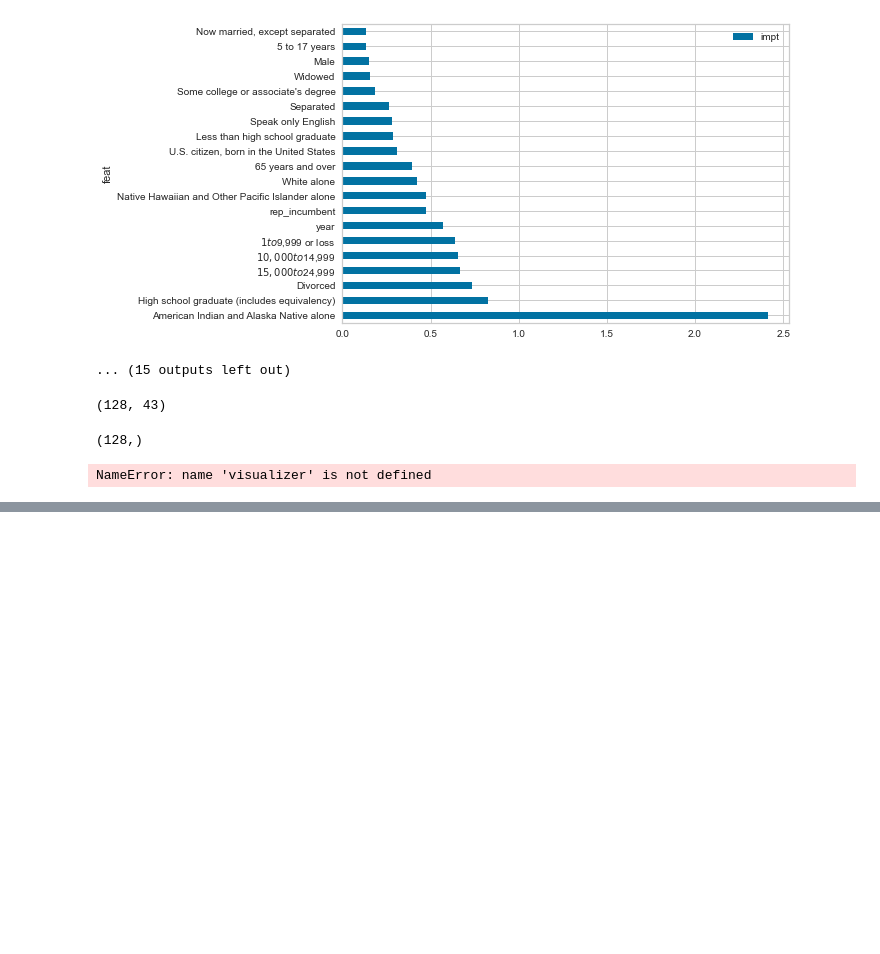
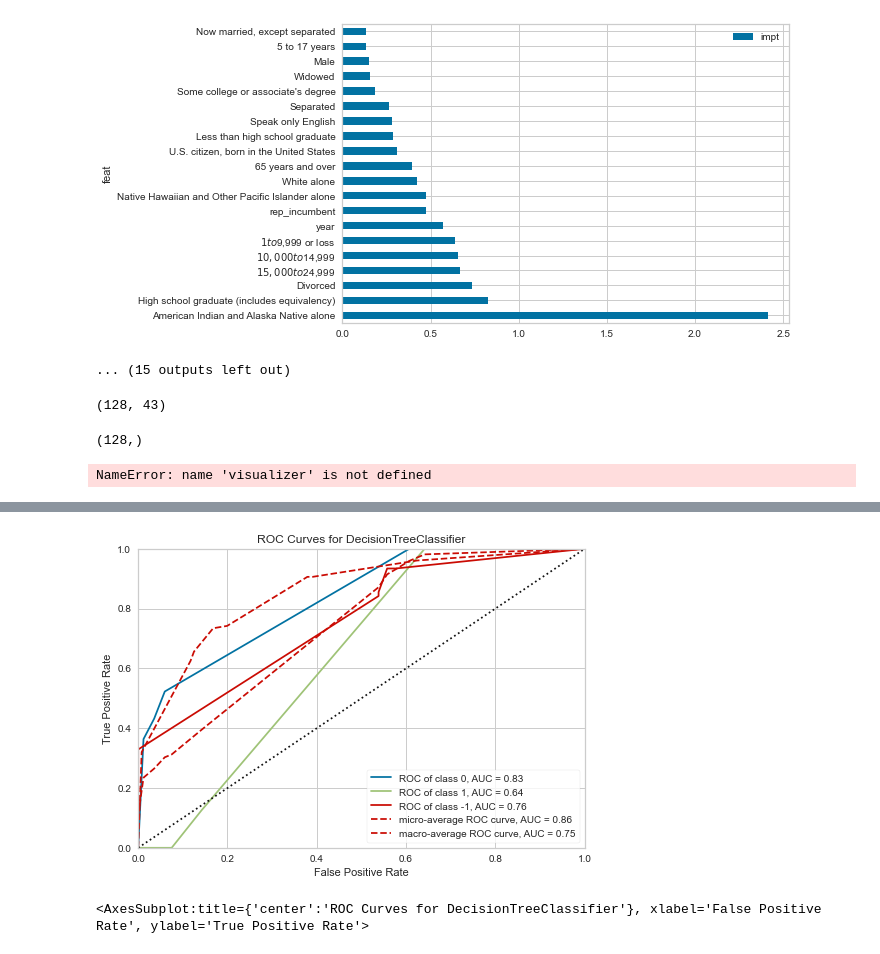
Before and after one commit to stone-ericm/State-Legislature-Election-Modeling, a Jupyter notebook: notebook.ipynb, the cells around one changed output, grey strips where cells are left out. Cells and saved outputs as stored; diff of their text form; code cells hidden in the pictures; blank space fills up the shorter version.

```diff
--- a/notebook.ipynb
+++ b/notebook.ipynb
@@ -1376,0 +1466,11 @@ NameError: name 'visualizer' is not defined
+# %%
+visualizer = ROCAUC(pipe, classes = y_train.unique())
+
+        # Fitting to the training data first then scoring with the test data
+
+visualizer.fit(X_train, y_train)
+visualizer.score(X_test, y_test)
+visualizer.show()
+# %% [output]
+[figure, added]
+<AxesSubplot:title={'center':'ROC Curves for DecisionTreeClassifier'}, xlabel='False Positive Rate', ylabel='True Positive Rate'>
```
Also changed, not shown: parts of 80 cells of this notebook.
